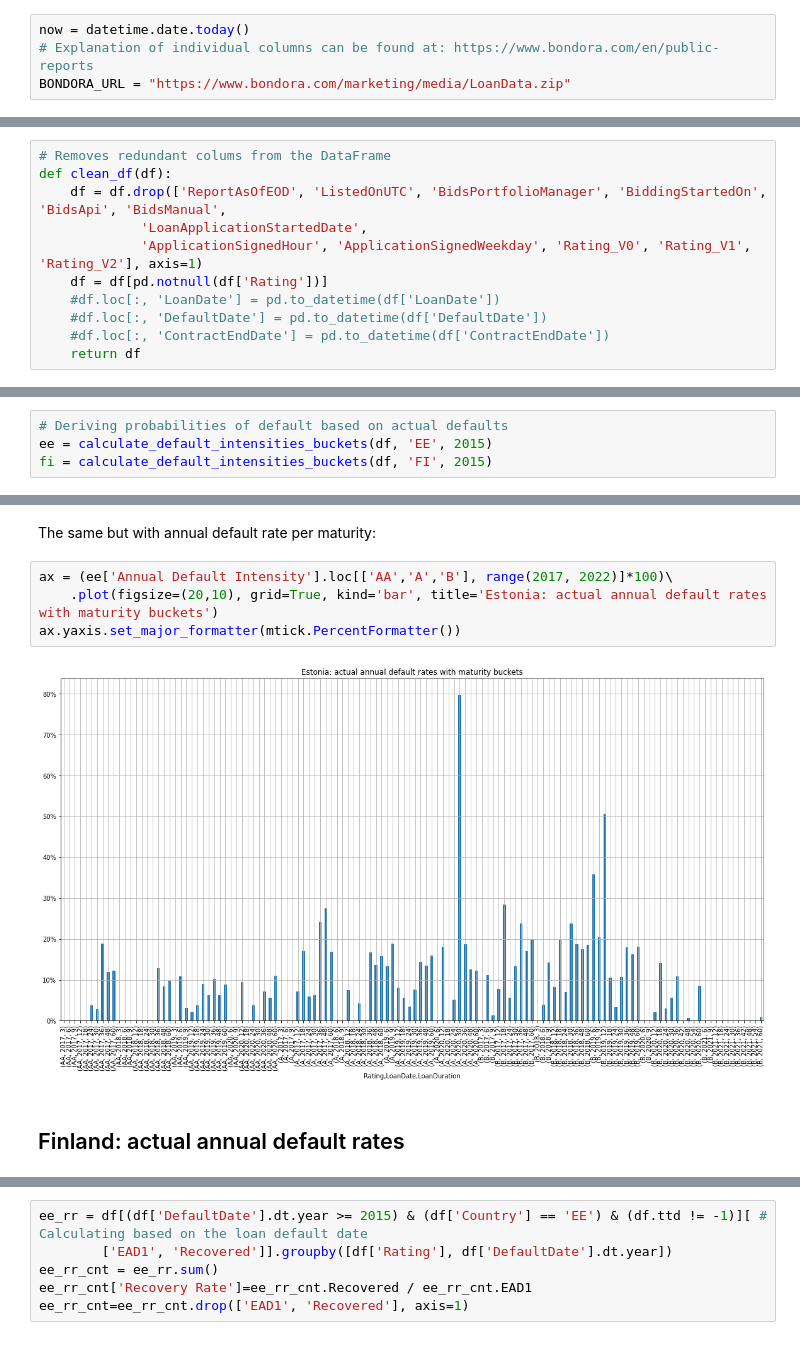
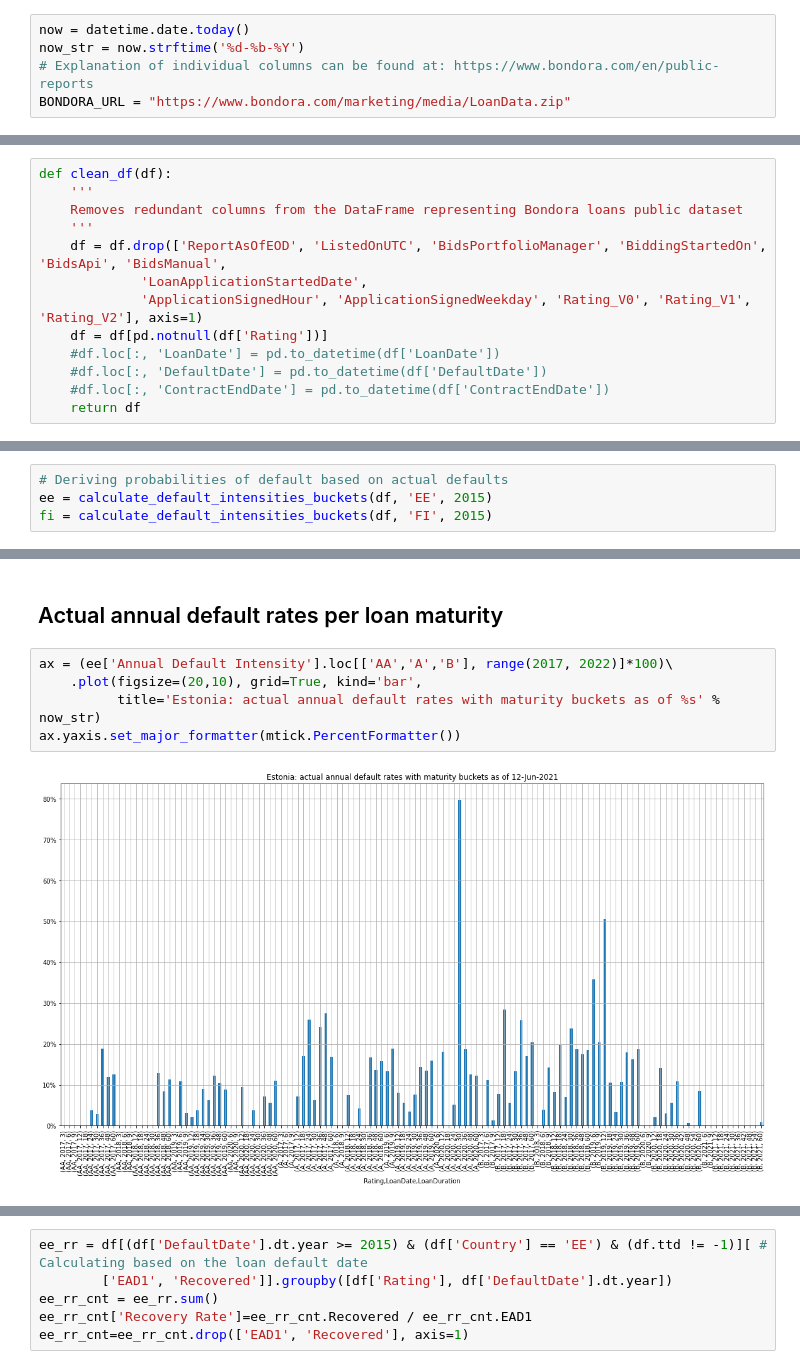
Before and after one commit to ilchen/bondora_defaults, a Jupyter notebook: bondora_defaults.ipynb, the cells around one changed output, grey strips where cells are left out. Cells and saved outputs as stored; diff of their text form.

```diff
--- a/bondora_defaults.ipynb
+++ b/bondora_defaults.ipynb
@@ -21,6 +21,7 @@ import io
 import matplotlib.ticker as mtick
 # %%
 now = datetime.date.today()
+now_str = now.strftime('%d-%b-%Y')
 # Explanation of individual columns can be found at: https://www.bondora.com/en/public-reports
 BONDORA_URL = "https://www.bondora.com/marketing/media/LoanData.zip"
 # %%
@@ -40,8 +41,10 @@ def reorder_rows(k):
             k = k.reindex(new_idx)
     return  k
 # %%
-# Removes redundant colums from the DataFrame
 def clean_df(df):
+    '''
+    Removes redundant columns from the DataFrame representing Bondora loans public dataset
+    '''
     df = df.drop(['ReportAsOfEOD', 'ListedOnUTC', 'BidsPortfolioManager', 'BiddingStartedOn', 'BidsApi', 'BidsManual',
              'LoanApplicationStartedDate',
              'ApplicationSignedHour', 'ApplicationSignedWeekday', 'Rating_V0', 'Rating_V1', 'Rating_V2'], axis=1)
@@ -272,10 +299,9 @@ ax.yaxis.set_major_formatter(mtick.PercentFormatter())
 # %% [markdown]
-The same but with annual default rate per maturity:
+## Actual annual default rates per loan maturity
 # %%
 ax = (ee['Annual Default Intensity'].loc[['AA','A','B'], range(2017, 2022)]*100)\
-    .plot(figsize=(20,10), grid=True, kind='bar', title='Estonia: actual annual default rates with maturity buckets')
+    .plot(figsize=(20,10), grid=True, kind='bar',
+          title='Estonia: actual annual default rates with maturity buckets as of %s' % now_str)
 ax.yaxis.set_major_formatter(mtick.PercentFormatter())
 # %% [output]
-[figure, old version]
+[figure, new version]
-# %% [markdown]
-## Finland: actual annual default rates
```
Also changed, not shown: parts of 27 cells of this notebook.
